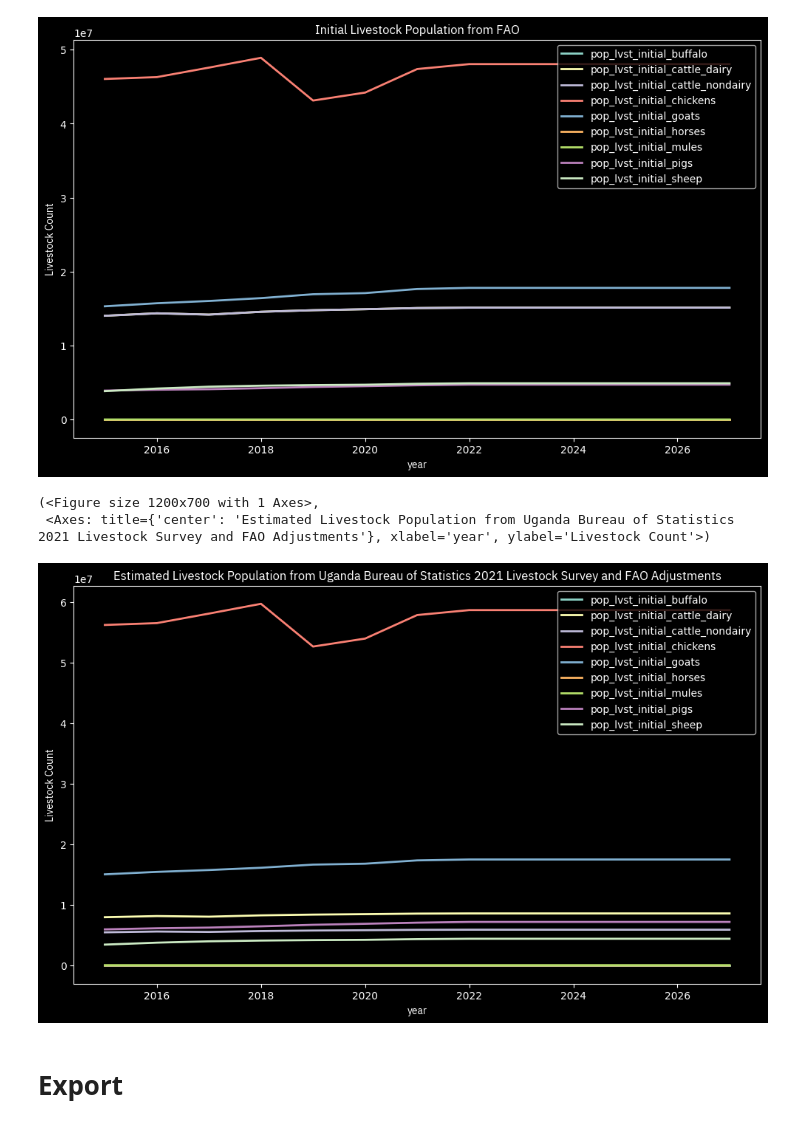
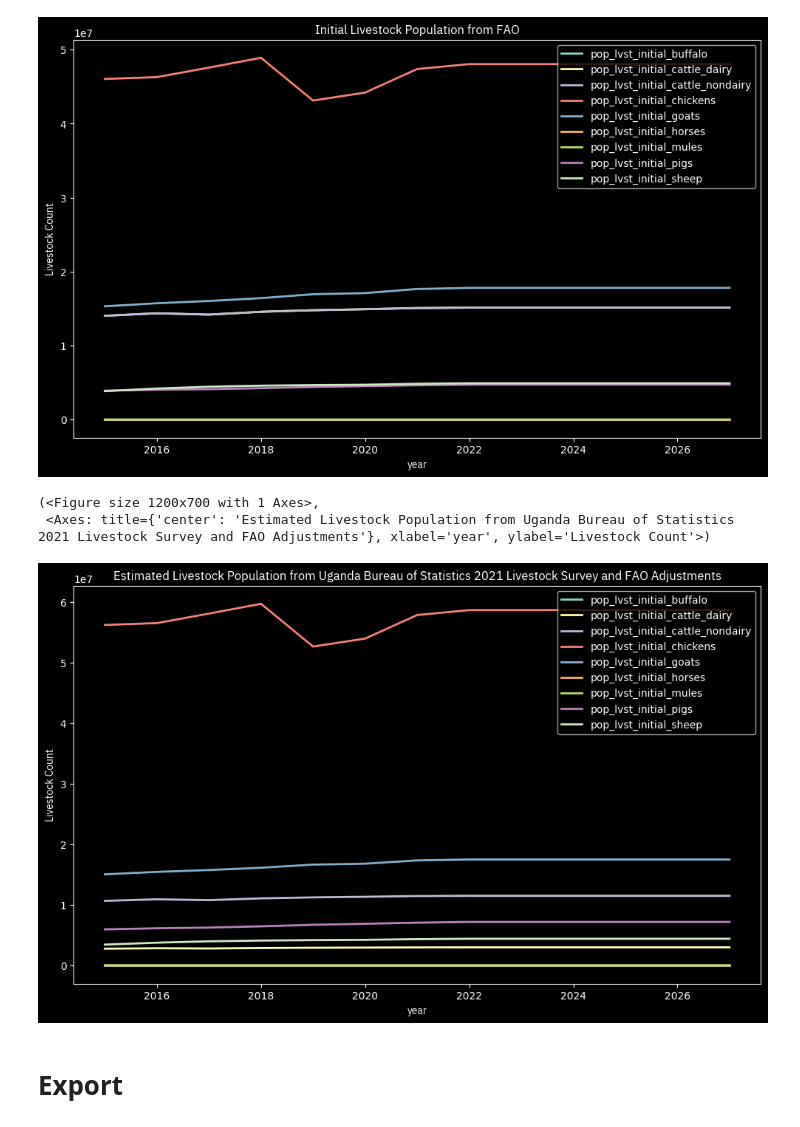
Before and after one commit to sisepuede-framework/ssp_uganda_data, a Jupyter notebook: data_processing/LIVESTOCK_POPULATION.ipynb, the cells around one changed output. Cells and saved outputs as stored; diff of their text form; code cells hidden in the pictures.

```diff
--- a/data_processing/LIVESTOCK_POPULATION.ipynb
+++ b/data_processing/LIVESTOCK_POPULATION.ipynb
@@ -227,9 +227,10 @@ path_pop_cattle_2021 = cdn._PATH_INPUTS.joinpath("ubos", "livestock_survey_2021"
 df_cattle = pd.read_csv(path_pop_cattle_2021)
 
 # defined from assumptions shown above from Livestock Conservancy (Ankole) and FAO (Nganda)
+# NOTE: these splits are informed by the BUR emission factors, which assign these categories distinctly NON-DAIRY emission factors
 dict_breed_split_meat = {
-    "ankole": 0.50,
-    "zebu": 0.50,
+    "ankole": 1.0,#0.70,
+    "zebu": 1.0,#0.70,
 }
 
 
@@ -694,16 +695,16 @@ plot_lvst(
 # %%
 plot_lvst(
     modvar_pop.get_from_dataframe(
-        df_out,
+        df_fao,
         fields_additional = [time_periods.field_year],
     ),
     "Estimated Livestock Population from Uganda Bureau of Statistics 2021 Livestock Survey and FAO Adjustments",
     year_max = 2027,
 )
 # %% [output]
 (<Figure size 1200x700 with 1 Axes>,
  <Axes: title={'center': 'Estimated Livestock Population from Uganda Bureau of Statistics 2021 Livestock Survey and FAO Adjustments'}, xlabel='year', ylabel='Livestock Count'>)
-[figure, old version]
+[figure, new version]
 # %% [markdown]
 # Export
 # %%
```
Also changed, not shown: parts of 2 cells of this notebook, 3 other files.
